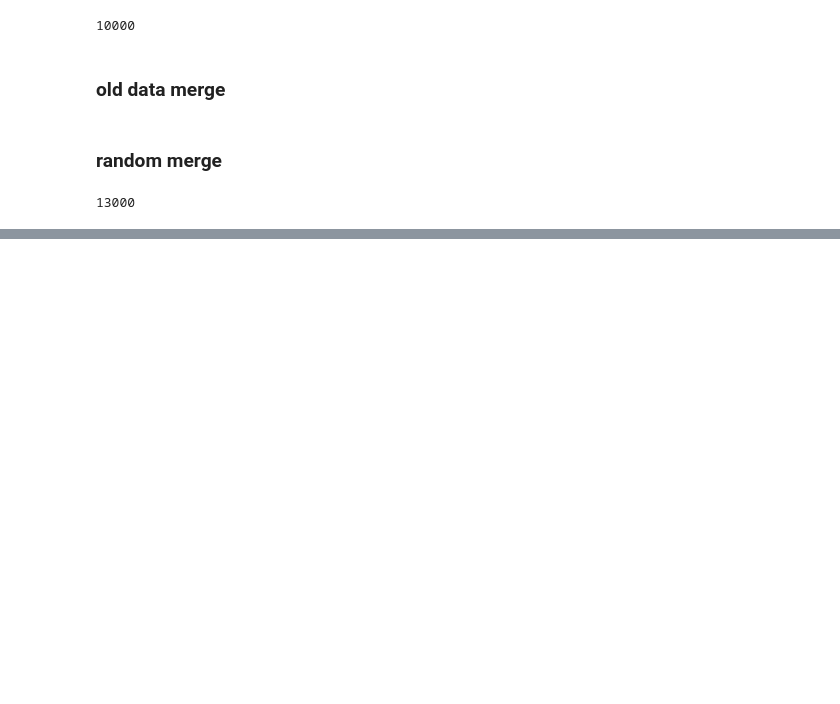
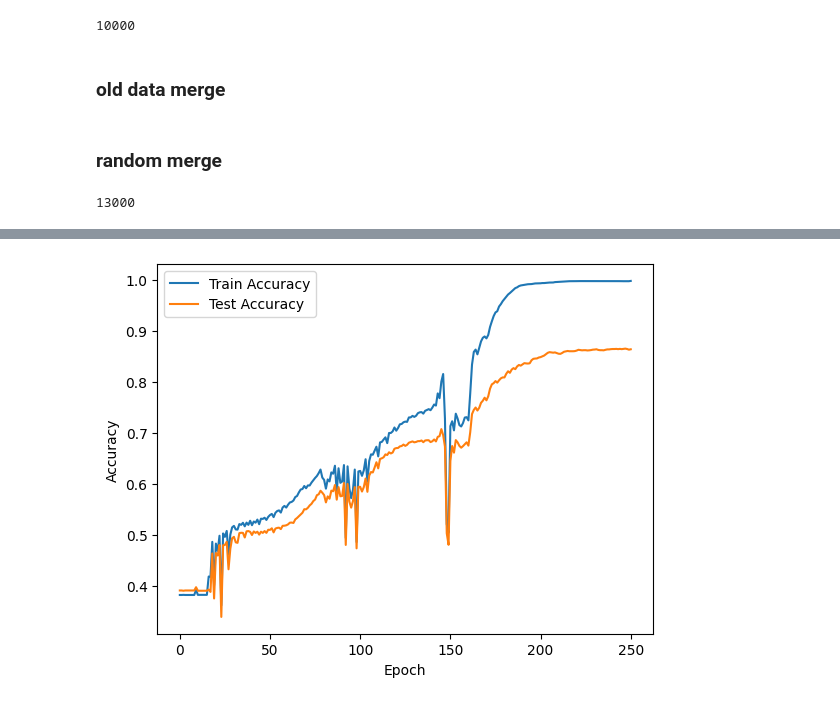
Before and after one commit to bloodykunu39/summer-term, a Jupyter notebook: KARAN_ECG/ML/data_unq/ml.ipynb, the cells around one changed output, grey strips where cells are left out. Drawn from its saved outputs; the diff is of its cells as text; code cells hidden in the pictures; blank space fills up the shorter version.

```diff
--- a/KARAN_ECG/ML/data_unq/ml.ipynb
+++ b/KARAN_ECG/ML/data_unq/ml.ipynb
@@ -287,0 +295,9 @@ plt.savefig('validation_loss.png')
+# %%
+plt.plot(range(len(train_accuracy)), train_accuracy, label='Train Accuracy')
+plt.plot(range(len(test_accuracy)), test_accuracy, label='Test Accuracy')
+plt.ylabel("Accuracy")
+plt.xlabel('Epoch')
+plt.legend()
+plt.show()
+# %% [output]
+[figure, added]
```
Also changed, not shown: parts of 11 cells of this notebook.
